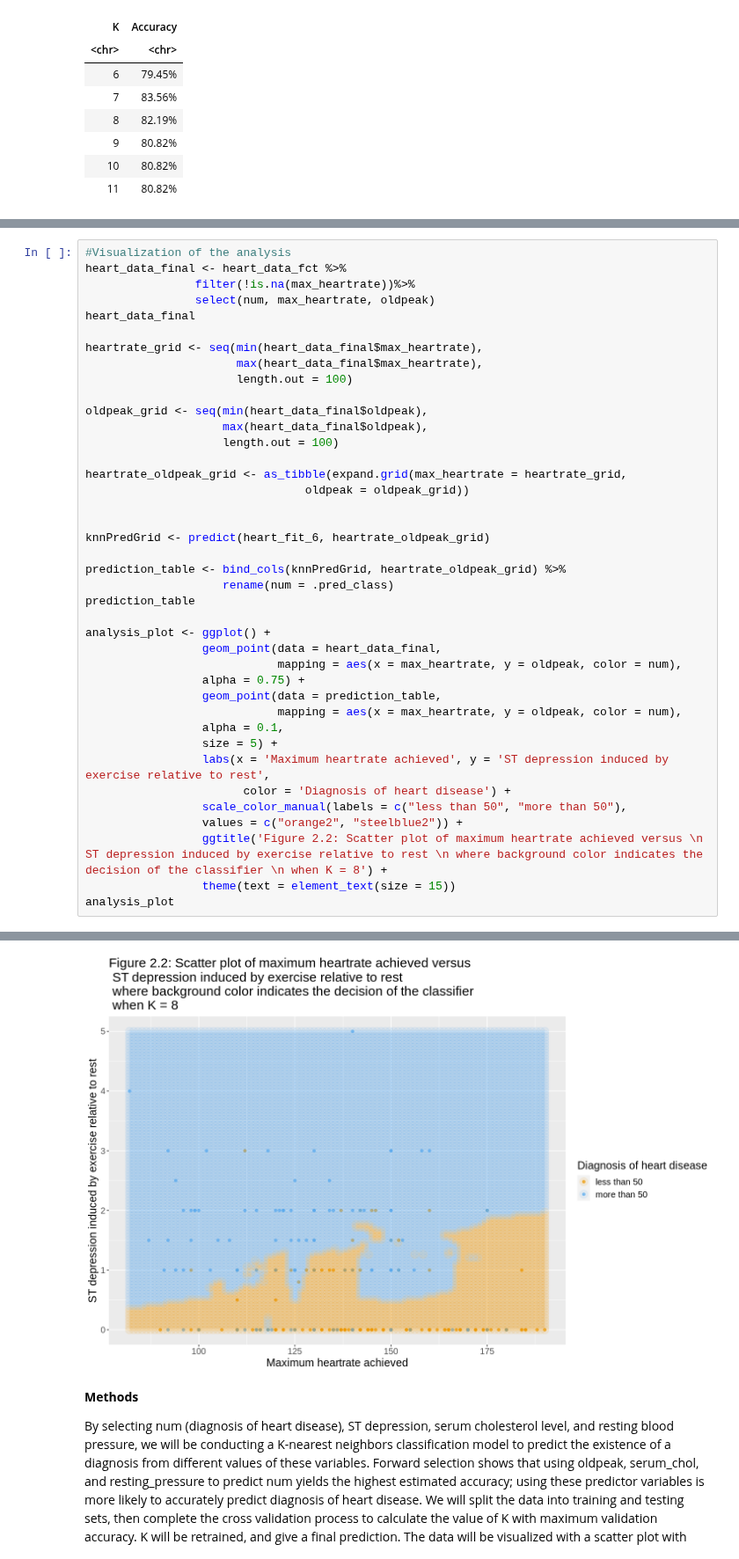
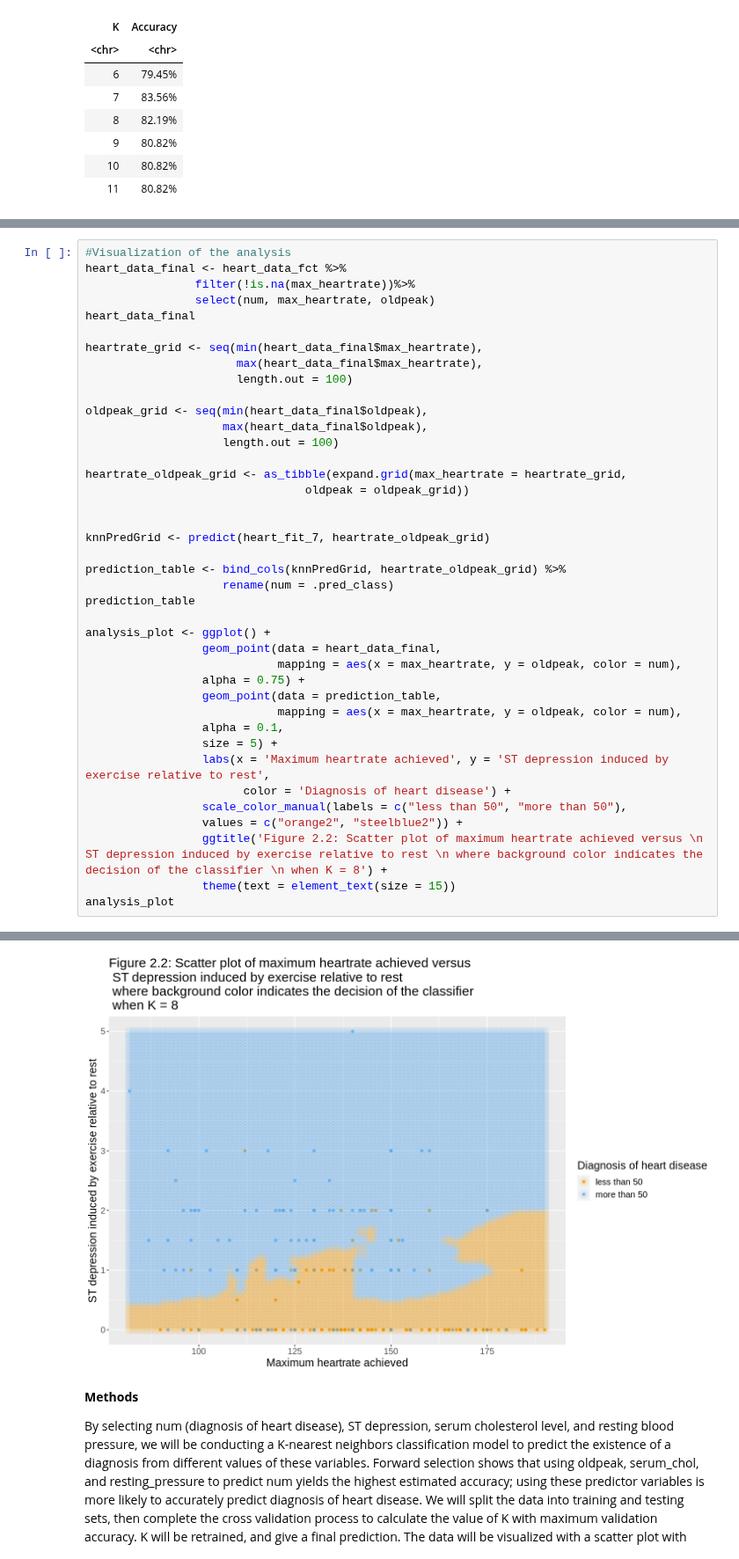
Before and after one commit to papercheesecake/DSCI100-group-project-18, a Jupyter notebook: group_report.ipynb, the cells around one changed output, grey strips where cells are left out. Shown at 88% size. Saved outputs shown, nothing was run; the diff lists cells and outputs as text.

```diff
--- a/group_report.ipynb
+++ b/group_report.ipynb
@@ -774,7 +774,7 @@ heartrate_oldpeak_grid <- as_tibble(expand.grid(max_heartrate = heartrate_grid,
                                 oldpeak = oldpeak_grid))
 
 
-knnPredGrid <- predict(heart_fit_6, heartrate_oldpeak_grid)
+knnPredGrid <- predict(heart_fit_7, heartrate_oldpeak_grid)
 
 prediction_table <- bind_cols(knnPredGrid, heartrate_oldpeak_grid) %>%
                     rename(num = .pred_class)
@@ -789,34 +789,34 @@ analysis_plot <- ggplot() +
                  alpha = 0.1,
                  size = 5) +
                  labs(x = 'Maximum heartrate achieved', y = 'ST depression induced by exercise relative to rest',
                        color = 'Diagnosis of heart disease') +
                  scale_color_manual(labels = c("less than 50", "more than 50"),
                  values = c("orange2", "steelblue2")) +
                  ggtitle('Figure 2.2: Scatter plot of maximum heartrate achieved versus \n ST depression induced by exercise relative to rest \n where background color indicates the decision of the classifier \n when K = 8') +
                  theme(text = element_text(size = 15))
 analysis_plot
 # %% [output]
 A tibble: 293 × 3
 | num | max_heartrate | oldpeak |
 | <fct> | <dbl> | <dbl> |
 | less than 50 | 160 | 0 |
 | less than 50 | 170 | 0 |
 | less than 50 | 170 | 0 |
 | ⋮ | ⋮ | ⋮ |
 | more than 50 | 110 | 1 |
 | more than 50 | 115 | 1 |
 | less than 50 | 185 | 0 |
 A tibble: 10000 × 3
 | num | max_heartrate | oldpeak |
 | <fct> | <dbl> | <dbl> |
 | less than 50 | 82.00000 | 0 |
 | less than 50 | 83.09091 | 0 |
 | less than 50 | 84.18182 | 0 |
 | ⋮ | ⋮ | ⋮ |
 | more than 50 | 187.8182 | 5 |
 | more than 50 | 188.9091 | 5 |
 | more than 50 | 190.0000 | 5 |
-[figure, old version]
+[figure, new version]
 # %% [markdown]
 **Methods**
 
```
Also changed, not shown: parts of 1 cell of this notebook.
